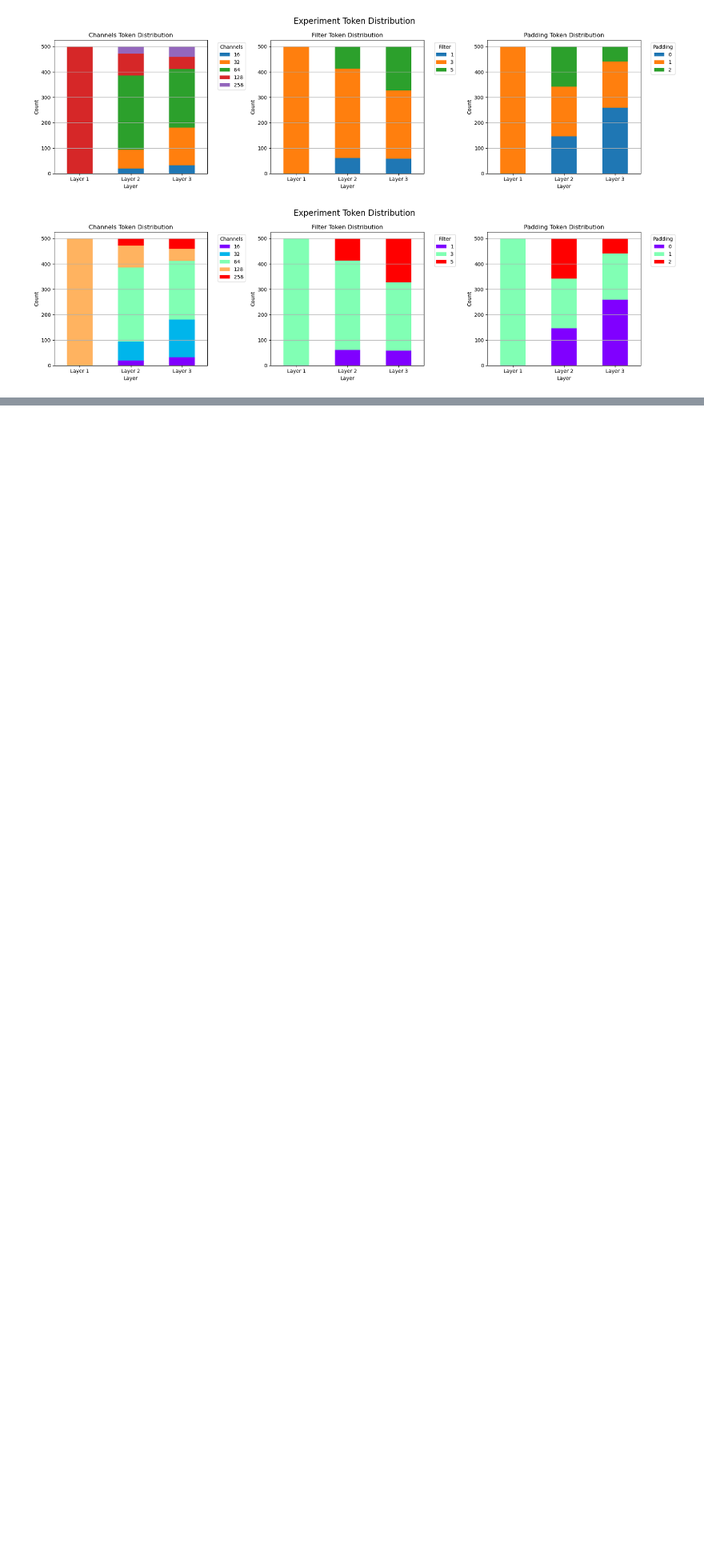
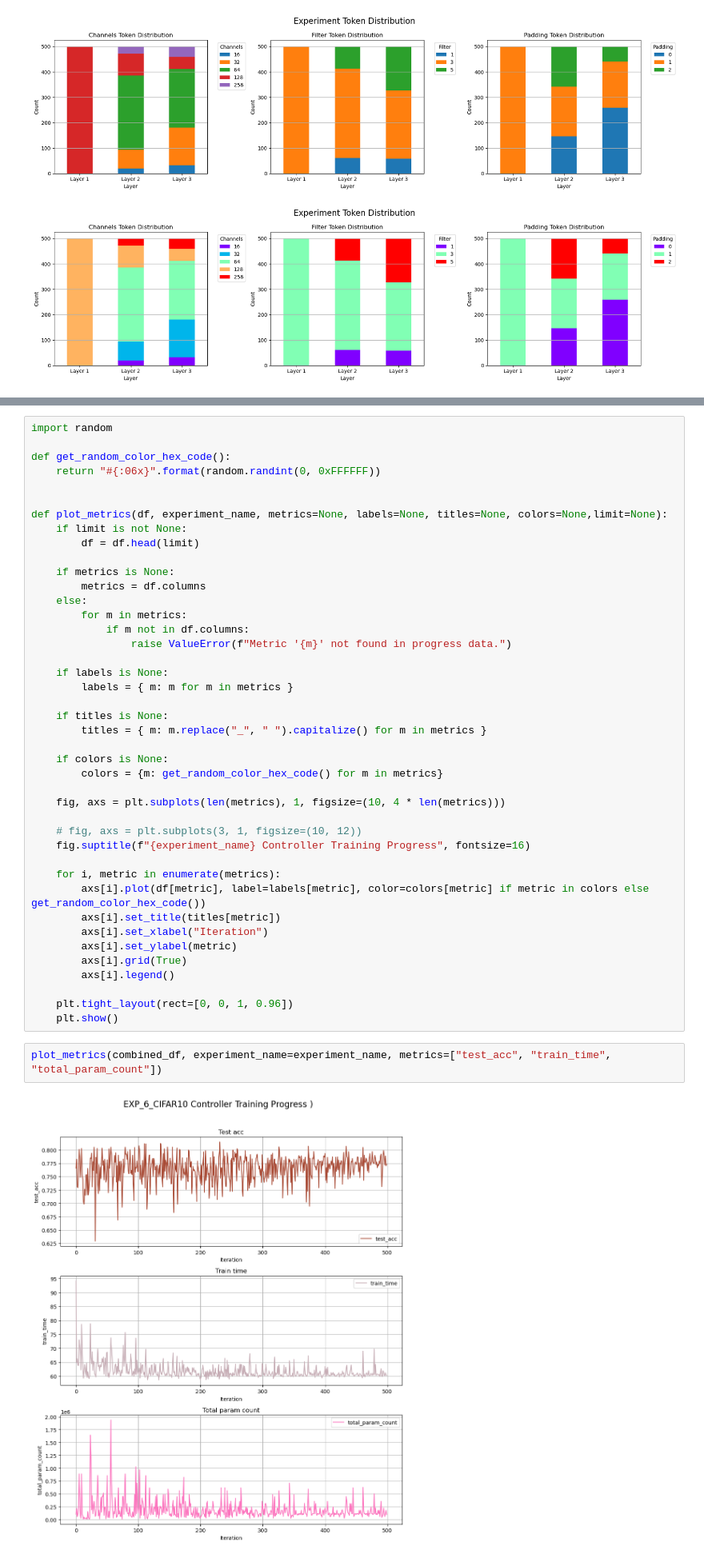
Before and after one commit to rahul0299/neural-arch-search-cs5242, a Jupyter notebook: analysis.ipynb, the cells around one changed output, grey strips where cells are left out. Shown: that part at 80% size. Saved outputs shown, nothing was run; the diff lists cells and outputs as text; blank space fills up the shorter version.

```diff
--- a/analysis.ipynb
+++ b/analysis.ipynb
@@ -199,0 +209,46 @@ grouped_result
+# %%
+import random
+
+def get_random_color_hex_code():
+    return "#{:06x}".format(random.randint(0, 0xFFFFFF))
+
+
+def plot_metrics(df, experiment_name, metrics=None, labels=None, titles=None, colors=None,limit=None):
+    if limit is not None:
+        df = df.head(limit)
+
+    if metrics is None:
+        metrics = df.columns
+    else:
+        for m in metrics:
+            if m not in df.columns:
+                raise ValueError(f"Metric '{m}' not found in progress data.")
+
+    if labels is None:
+        labels = { m: m for m in metrics }
+
+    if titles is None:
+        titles = { m: m.replace("_", " ").capitalize() for m in metrics }
+
+    if colors is None:
+        colors = {m: get_random_color_hex_code() for m in metrics}
+
+    fig, axs = plt.subplots(len(metrics), 1, figsize=(10, 4 * len(metrics)))
+
+    # fig, axs = plt.subplots(3, 1, figsize=(10, 12))
+    fig.suptitle(f"{experiment_name} Controller Training Progress", fontsize=16)
+
+    for i, metric in enumerate(metrics):
+        axs[i].plot(df[metric], label=labels[metric], color=colors[metric] if metric in colors else get_random_color_hex_code())
+        axs[i].set_title(titles[metric])
+        axs[i].set_xlabel("Iteration")
+        axs[i].set_ylabel(metric)
+        axs[i].grid(True)
+        axs[i].legend()
+
+    plt.tight_layout(rect=[0, 0, 1, 0.96])
+    plt.show()
+# %%
+plot_metrics(combined_df, experiment_name=experiment_name, metrics=["test_acc", "train_time", "total_param_count"])
+# %% [output]
+[figure, added]
```
Also changed, not shown: parts of 6 cells of this notebook, 8 other files.
